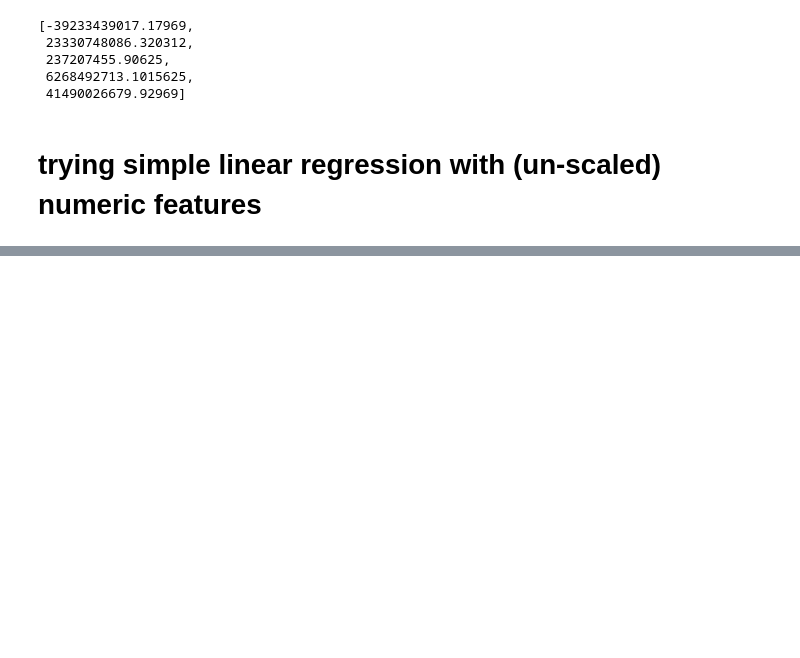
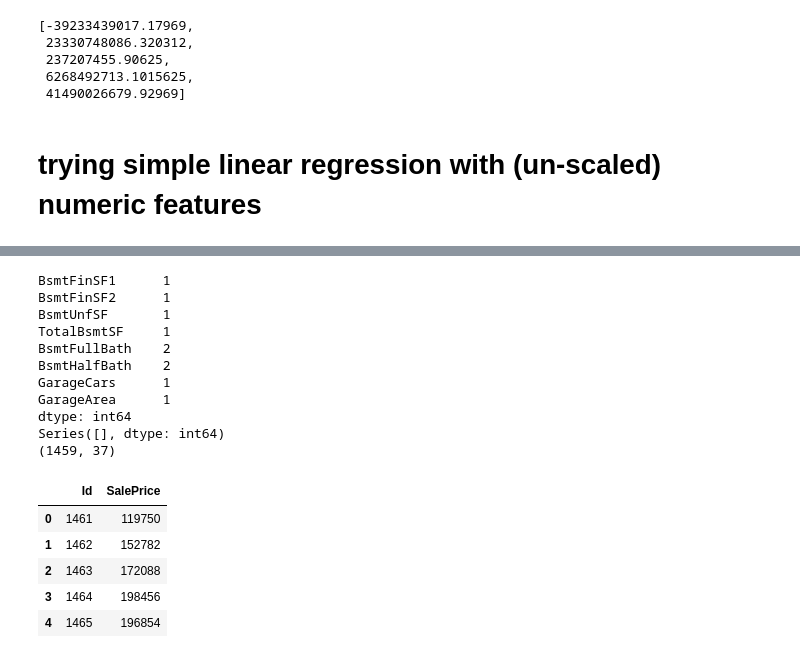
Before and after one commit to raph333/kaggle-house-price-prediction, a Jupyter notebook: scripts/modelling.ipynb, the cells around one changed output, grey strips where cells are left out. Drawn from its saved outputs; the diff is of its cells as text; code cells hidden in the pictures; blank space fills up the shorter version.

Commit message:
first prediction submitted

```diff
--- a/scripts/modelling.ipynb
+++ b/scripts/modelling.ipynb
@@ -145,0 +140,45 @@ MSE: 1386*10⁶
+# %%
+def impute_mean_for_missing_values(df):
+    has_missing_vals = df.isnull().sum()[df.isnull().sum() > 0].index
+    for feature in has_missing_vals:
+        df[feature] = df[feature].map(lambda x: np.mean(df[feature]) if np.isnan(x) else x)
+    return df
+# %%
+lm = linear_model.LinearRegression()
+lm.fit(X, y)
+
+numeric_ts = test[[*numeric_features, 'Id']]
+#numeric_ts.index = numeric_ts.Id
+
+#numeric_ts[numeric_features] = numeric_ts[numeric_features].apply(preprocessing.scale_feature, axis=0)
+numeric_ts = preprocessing.impute_GarageYrBlt(numeric_ts)
+numeric_ts = preprocessing.impute_MasVnrArea(numeric_ts)
+numeric_ts = preprocessing.impute_LotFrontage(numeric_ts)
+print(numeric_ts.isnull().sum()[numeric_ts.isnull().sum() > 0])
+numeric_ts = impute_mean_for_missing_values(numeric_ts)
+print(numeric_ts.isnull().sum()[numeric_ts.isnull().sum() > 0])
+print(numeric_ts.shape)
+
+
+X_test = np.array(numeric_ts[numeric_features])
+y_test = lm.predict(X_test)
+submission_df = numeric_ts[['Id']].assign(**{'SalePrice': [int(round(x)) for x in y_test]})
+submission_df.head()
+# %% [output]
+BsmtFinSF1      1
+BsmtFinSF2      1
+BsmtUnfSF       1
+TotalBsmtSF     1
+BsmtFullBath    2
+BsmtHalfBath    2
+GarageCars      1
+GarageArea      1
+dtype: int64
+Series([], dtype: int64)
+(1459, 37)
+|  | Id | SalePrice |
+| 0 | 1461 | 119750 |
+| 1 | 1462 | 152782 |
+| 2 | 1463 | 172088 |
+| 3 | 1464 | 198456 |
+| 4 | 1465 | 196854 |
```
Also changed, not shown: parts of 3 cells of this notebook.
